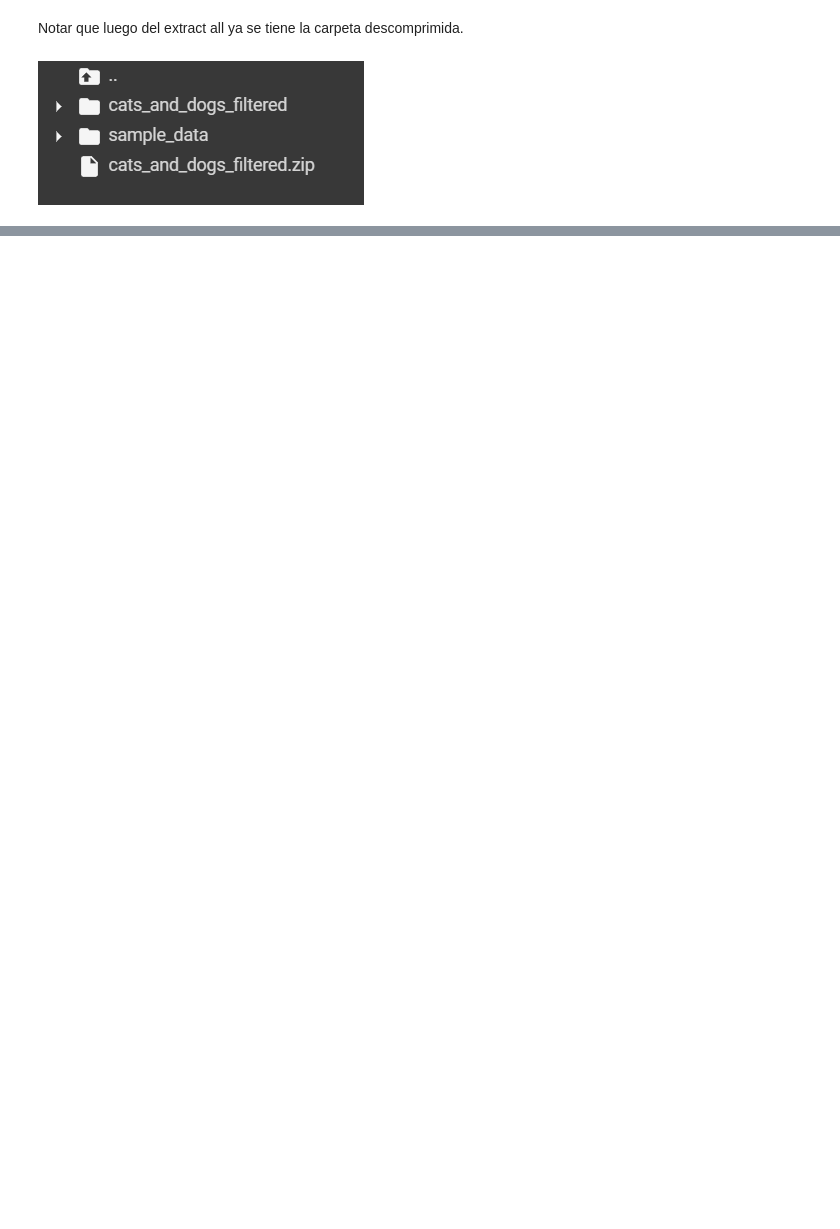
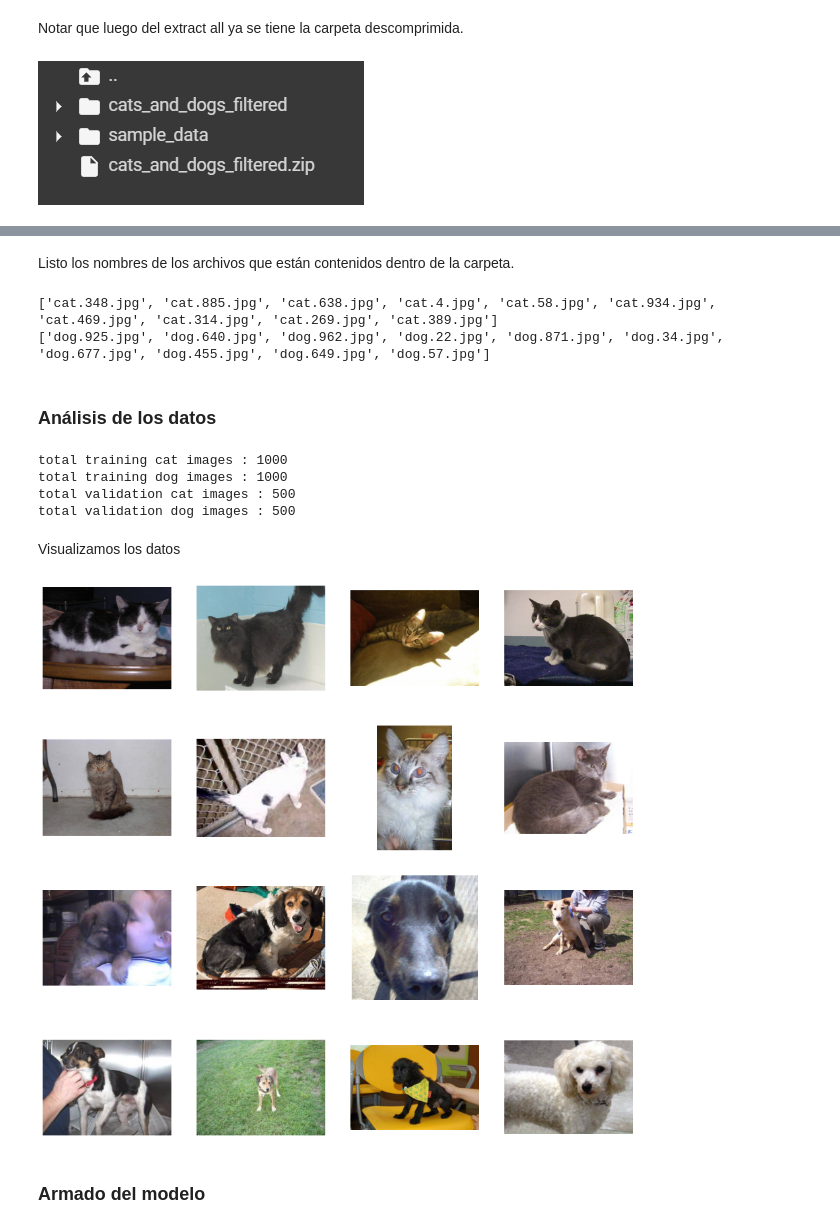
Before and after one commit to mnsosa/Road-to-TensorFlowDeveloper, a Jupyter notebook: 02_Convolutional_Neural_Networks_in_TF.ipynb, the cells around one changed output, grey strips where cells are left out. Saved outputs shown, nothing was run; the diff lists cells and outputs as text; code cells hidden in the pictures; blank space fills up the shorter version.

```diff
--- a/02_Convolutional_Neural_Networks_in_TF.ipynb
+++ b/02_Convolutional_Neural_Networks_in_TF.ipynb
@@ -39,0 +44,79 @@ Notar que luego del extract all ya se tiene la carpeta descomprimida.
+# %%
+base_dir = './cats_and_dogs_filtered'
+
+train_dir = os.path.join(base_dir, 'train')
+validation_dir = os.path.join(base_dir, 'validation')
+
+# Directory with our training cat/dog pictures
+train_cats_dir = os.path.join(train_dir, 'cats')
+train_dogs_dir = os.path.join(train_dir, 'dogs')
+
+# Directory with our validation cat/dog pictures
+validation_cats_dir = os.path.join(validation_dir, 'cats')
+validation_dogs_dir = os.path.join(validation_dir, 'dogs')
+# %% [markdown]
+Listo los nombres de los archivos que están contenidos dentro de la carpeta.
+# %%
+train_cat_fnames = os.listdir(train_cats_dir)
+train_dog_fnames = os.listdir(train_dogs_dir)
+
+print(train_cat_fnames[:10])
+print(train_dog_fnames[:10])
+# %% [output]
+['cat.348.jpg', 'cat.885.jpg', 'cat.638.jpg', 'cat.4.jpg', 'cat.58.jpg', 'cat.934.jpg', 'cat.469.jpg', 'cat.314.jpg', 'cat.269.jpg', 'cat.389.jpg']
+['dog.925.jpg', 'dog.640.jpg', 'dog.962.jpg', 'dog.22.jpg', 'dog.871.jpg', 'dog.34.jpg', 'dog.677.jpg', 'dog.455.jpg', 'dog.649.jpg', 'dog.57.jpg']
+# %% [markdown]
+### Análisis de los datos
+# %%
+print('total training cat images :', len(train_cat_fnames))
+print('total training dog images :', len(train_dog_fnames))
+
+print('total validation cat images :', len(os.listdir(validation_cats_dir )))
+print('total validation dog images :', len(os.listdir(validation_dogs_dir )))
+# %% [output]
+total training cat images : 1000
+total training dog images : 1000
+total validation cat images : 500
+total validation dog images : 500
+# %% [markdown]
+Visualizamos los datos
+# %%
+%matplotlib inline
+
+import matplotlib.image as mpimg
+import matplotlib.pyplot as plt
+
+# Parameters for our graph; we'll output images in a 4x4 configuration
+nrows = 4
+ncols = 4
+
+pic_index = 0 # Index for iterating over images
+
+
+# Set up matplotlib fig, and size it to fit 4x4 pics
+fig = plt.gcf()
+fig.set_size_inches(ncols*4, nrows*4)
+
+pic_index+=8
+
+next_cat_pix = [os.path.join(train_cats_dir, fname)
+                for fname in train_cat_fnames[ pic_index-8:pic_index]
+               ]
+
+next_dog_pix = [os.path.join(train_dogs_dir, fname)
+                for fname in train_dog_fnames[ pic_index-8:pic_index]
+               ]
+
+for i, img_path in enumerate(next_cat_pix+next_dog_pix):
+  # Set up subplot; subplot indices start at 1
+  sp = plt.subplot(nrows, ncols, i + 1)
+  sp.axis('Off') # Don't show axes (or gridlines)
+
+  img = mpimg.imread(img_path)
+  plt.imshow(img)
+
+plt.show()
+# %% [output]
+[figure, added]
+# %% [markdown]
+### Armado del modelo
```
Also changed, not shown: parts of 42 cells of this notebook.
